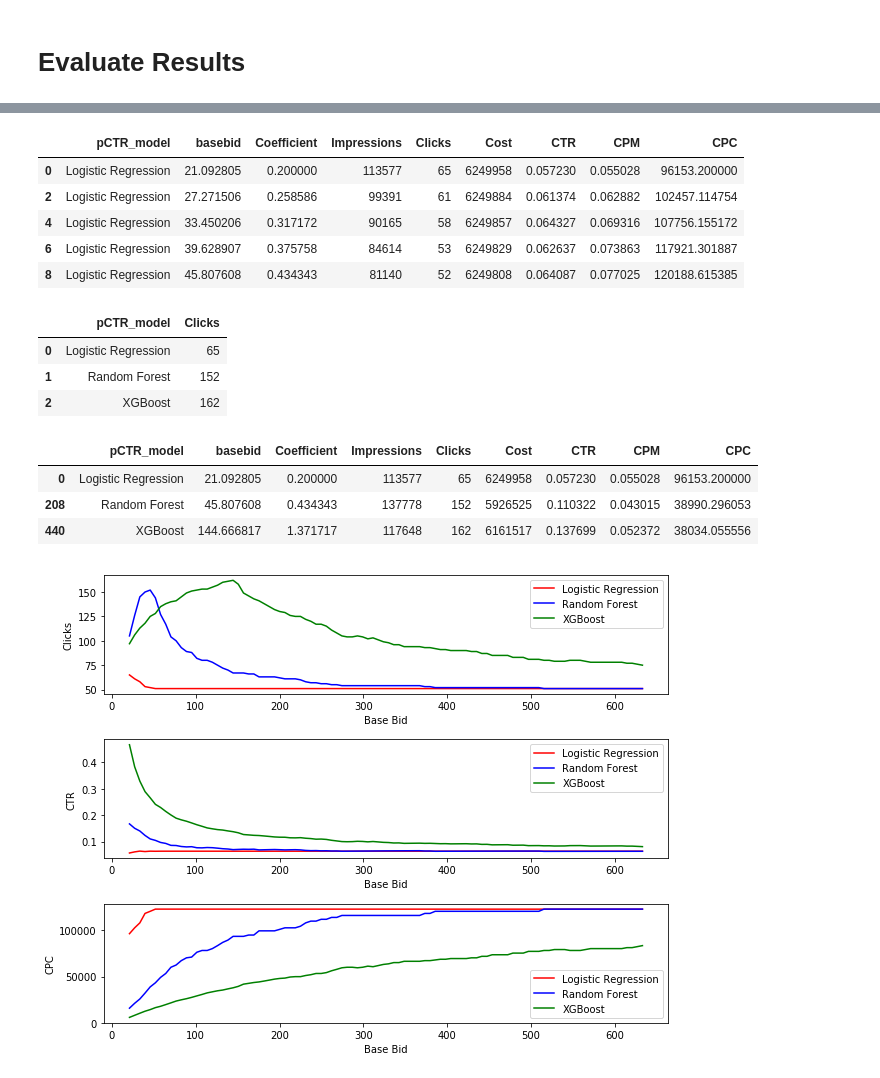
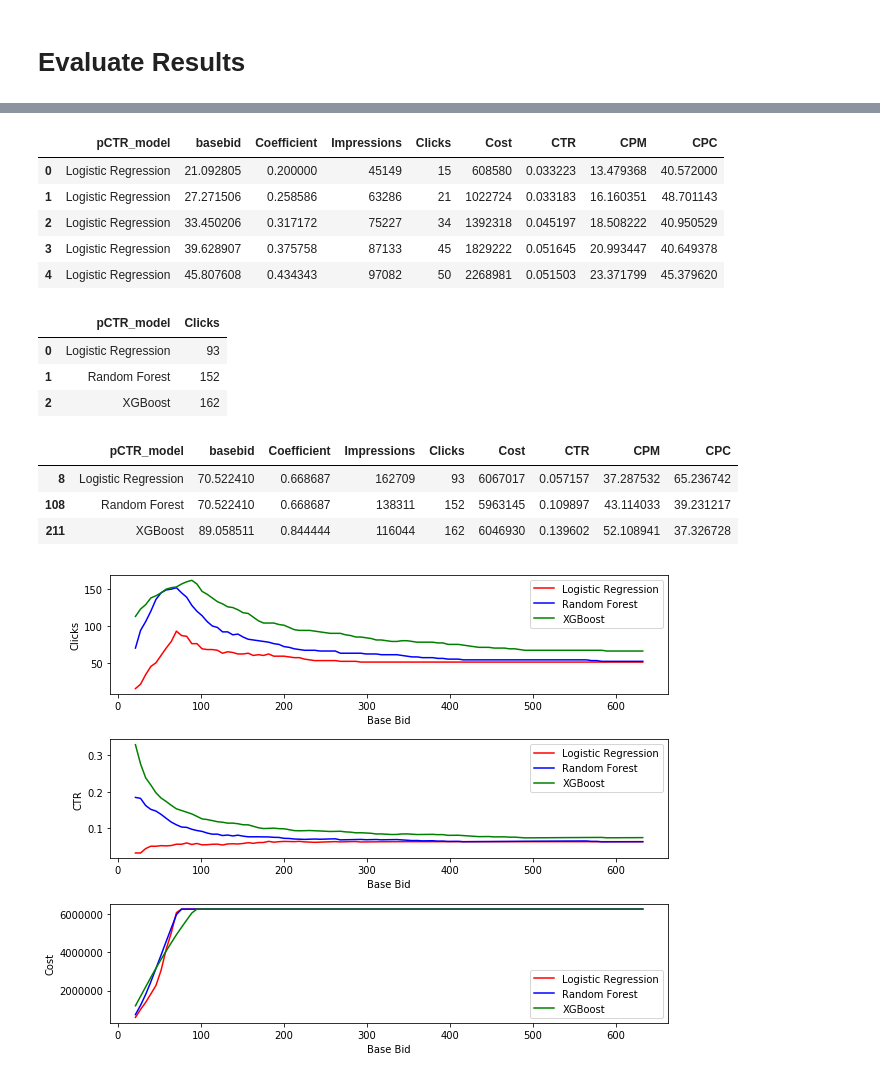
Before and after one commit to asfakianakis/COMPGW02_Web_Economics, a Jupyter notebook: Achilleas/Evaluate_On_Validation_Set - Linear Strategy.ipynb, the cells around one changed output, grey strips where cells are left out. Drawn from its saved outputs; the diff is of its cells as text; code cells hidden in the pictures.

```diff
--- a/Achilleas/Evaluate_On_Validation_Set - Linear Strategy.ipynb
+++ b/Achilleas/Evaluate_On_Validation_Set - Linear Strategy.ipynb
@@ -65,7 +65,7 @@ array([ 21.09280535,  27.27150591,  33.45020647,  39.62890703,
 # %%
 def LinearStrategy(sub_pCTR, sub_basebid):
 
-    avgCTR = train["click"].sum()*100/train.shape[0]
+    avgCTR = sub_pCTR["click_proba"].mean()
     bidprice = (sub_pCTR["click_proba"] * sub_basebid) / avgCTR
     return bidprice
 # %% [markdown]
@@ -112,8 +112,8 @@ def ValidateStrategy(df):
 
     # Metrics
     ctr = clicks*100/impressions
-    cpm = cost/(impressions*1000)
-    cpc = cost/clicks
+    cpm = cost/impressions
+    cpc = cost/clicks/1000
 
     print("Strategy statistics:")
     print("Auctions participated: {} | Impressions: {} | Clicks: {} | Cost: {} | CTR: {} | CPM: {} | CPC: {}".format(auctions_participated, \
@@ -171,16 +171,16 @@ results.to_csv("ValidationSet_Evaluation_Results_LinearStartegy.csv")
 results.head()
 # %% [output]
 |  | pCTR_model | basebid | Coefficient | Impressions | Clicks | Cost | CTR | CPM | CPC |
-| 0 | Logistic Regression | 21.092805 | 0.200000 | 113577 | 65 | 6249958 | 0.057230 | 0.055028 | 96153.200000 |
-| 2 | Logistic Regression | 27.271506 | 0.258586 | 99391 | 61 | 6249884 | 0.061374 | 0.062882 | 102457.114754 |
-| 4 | Logistic Regression | 33.450206 | 0.317172 | 90165 | 58 | 6249857 | 0.064327 | 0.069316 | 107756.155172 |
-| 6 | Logistic Regression | 39.628907 | 0.375758 | 84614 | 53 | 6249829 | 0.062637 | 0.073863 | 117921.301887 |
-| 8 | Logistic Regression | 45.807608 | 0.434343 | 81140 | 52 | 6249808 | 0.064087 | 0.077025 | 120188.615385 |
+| 0 | Logistic Regression | 21.092805 | 0.200000 | 45149 | 15 | 608580 | 0.033223 | 13.479368 | 40.572000 |
+| 1 | Logistic Regression | 27.271506 | 0.258586 | 63286 | 21 | 1022724 | 0.033183 | 16.160351 | 48.701143 |
+| 2 | Logistic Regression | 33.450206 | 0.317172 | 75227 | 34 | 1392318 | 0.045197 | 18.508222 | 40.950529 |
+| 3 | Logistic Regression | 39.628907 | 0.375758 | 87133 | 45 | 1829222 | 0.051645 | 20.993447 | 40.649378 |
+| 4 | Logistic Regression | 45.807608 | 0.434343 | 97082 | 50 | 2268981 | 0.051503 | 23.371799 | 45.379620 |
 # %%
 results.groupby(["pCTR_model"], as_index=False)["Clicks"].max()
 # %% [output]
 |  | pCTR_model | Clicks |
-| 0 | Logistic Regression | 65 |
+| 0 | Logistic Regression | 93 |
 | 1 | Random Forest | 152 |
 | 2 | XGBoost | 162 |
 # %%
@@ -188,40 +188,40 @@ idx = results.groupby(['pCTR_model'])['Clicks'].transform(max) == results['Click
 results[idx]
 # %% [output]
 |  | pCTR_model | basebid | Coefficient | Impressions | Clicks | Cost | CTR | CPM | CPC |
-| 0 | Logistic Regression | 21.092805 | 0.200000 | 113577 | 65 | 6249958 | 0.057230 | 0.055028 | 96153.200000 |
-| 208 | Random Forest | 45.807608 | 0.434343 | 137778 | 152 | 5926525 | 0.110322 | 0.043015 | 38990.296053 |
-| 440 | XGBoost | 144.666817 | 1.371717 | 117648 | 162 | 6161517 | 0.137699 | 0.052372 | 38034.055556 |
+| 8 | Logistic Regression | 70.522410 | 0.668687 | 162709 | 93 | 6067017 | 0.057157 | 37.287532 | 65.236742 |
+| 108 | Random Forest | 70.522410 | 0.668687 | 138311 | 152 | 5963145 | 0.109897 | 43.114033 | 39.231217 |
+| 211 | XGBoost | 89.058511 | 0.844444 | 116044 | 162 | 6046930 | 0.139602 | 52.108941 | 37.326728 |
 # %%
 plt.figure(figsize = (9,7))
 
 plt.subplot(3,1,1)
 plt.plot(basebids, results.loc[results["pCTR_model"] == "Logistic Regression", "Clicks"].values, "r")
 plt.plot(basebids, results.loc[results["pCTR_model"] == "Random Forest", "Clicks"].values, "b")
 plt.plot(basebids, results.loc[results["pCTR_model"] == "XGBoost", "Clicks"].values, "g")
 
 plt.xlabel("Base Bid")
 plt.ylabel("Clicks")
 plt.legend(pCTR_model_names)
 
 plt.subplot(3,1,2)
 plt.plot(basebids, results.loc[results["pCTR_model"] == "Logistic Regression", "CTR"].values, "r")
 plt.plot(basebids, results.loc[results["pCTR_model"] == "Random Forest", "CTR"].values, "b")
 plt.plot(basebids, results.loc[results["pCTR_model"] == "XGBoost", "CTR"].values, "g")
 
 plt.xlabel("Base Bid")
 plt.ylabel("CTR")
 plt.legend(pCTR_model_names)
 
 plt.subplot(3,1,3)
-plt.plot(basebids, results.loc[results["pCTR_model"] == "Logistic Regression", "CPC"].values, "r")
-plt.plot(basebids, results.loc[results["pCTR_model"] == "Random Forest", "CPC"].values, "b")
-plt.plot(basebids, results.loc[results["pCTR_model"] == "XGBoost", "CPC"].values, "g")
+plt.plot(basebids, results.loc[results["pCTR_model"] == "Logistic Regression", "Cost"].values, "r")
+plt.plot(basebids, results.loc[results["pCTR_model"] == "Random Forest", "Cost"].values, "b")
+plt.plot(basebids, results.loc[results["pCTR_model"] == "XGBoost", "Cost"].values, "g")
 
 plt.xlabel("Base Bid")
-plt.ylabel("CPC")
+plt.ylabel("Cost")
 plt.legend(pCTR_model_names)
 
 plt.tight_layout()
 plt.savefig("Linear_Strategy_Results.png")
 # %% [output]
-[figure, old version]
+[figure, new version]
```
Also changed, not shown: parts of 2 cells of this notebook, 1 other file.
